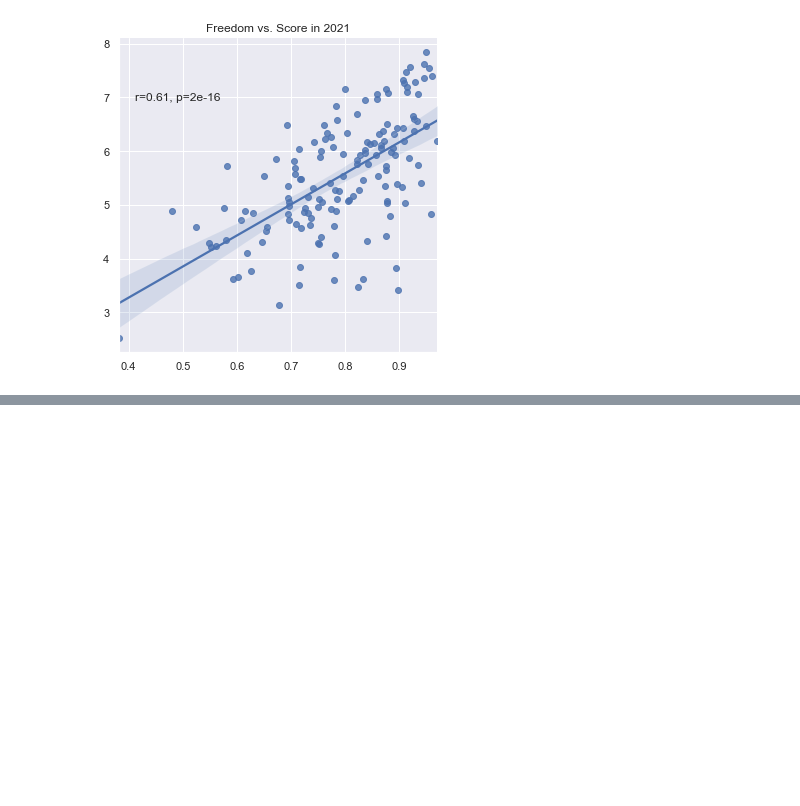
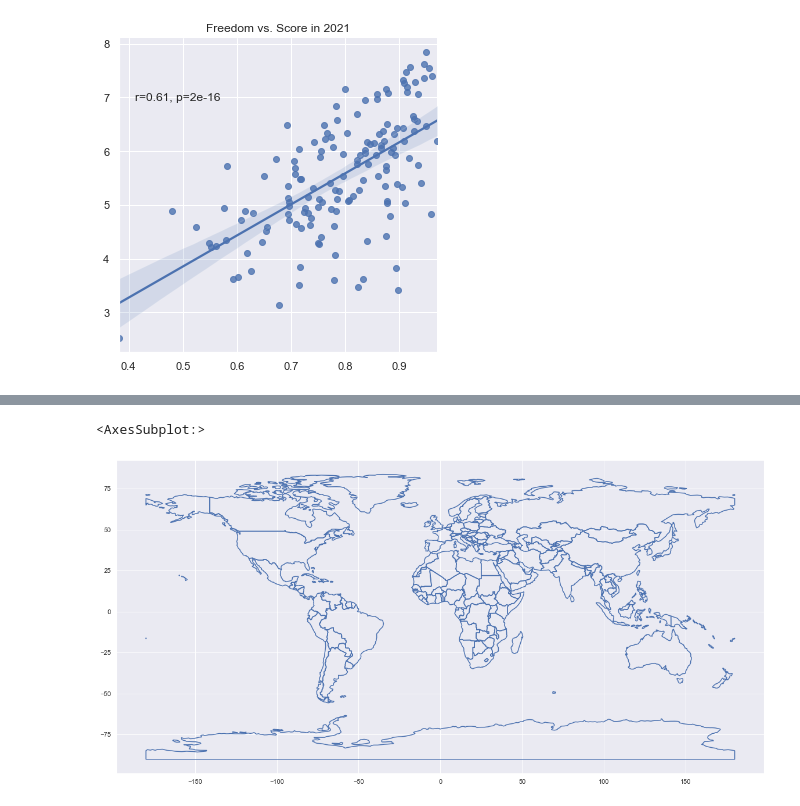
Before and after one commit to torrancefredell/Forge-Launch-Project, a Jupyter notebook: Forge Launch Project.ipynb, the cells around one changed output, grey strips where cells are left out. Saved outputs shown, nothing was run; the diff lists cells and outputs as text; code cells hidden in the pictures; blank space fills up the shorter version.

```diff
--- a/Forge Launch Project.ipynb
+++ b/Forge Launch Project.ipynb
@@ -417,0 +430,3 @@ plt.show()
+# %%
+df_world = gpd.read_file(gpd.datasets.get_path('naturalearth_lowres'))
+df_world
@@ -417,0 +447,5 @@ plt.show()
+# %%
+df_world['geometry'].boundary.plot(figsize=(20,16))
+# %% [output]
+<AxesSubplot:>
+[figure, added]
```
Also changed, not shown: parts of 11 cells of this notebook.
